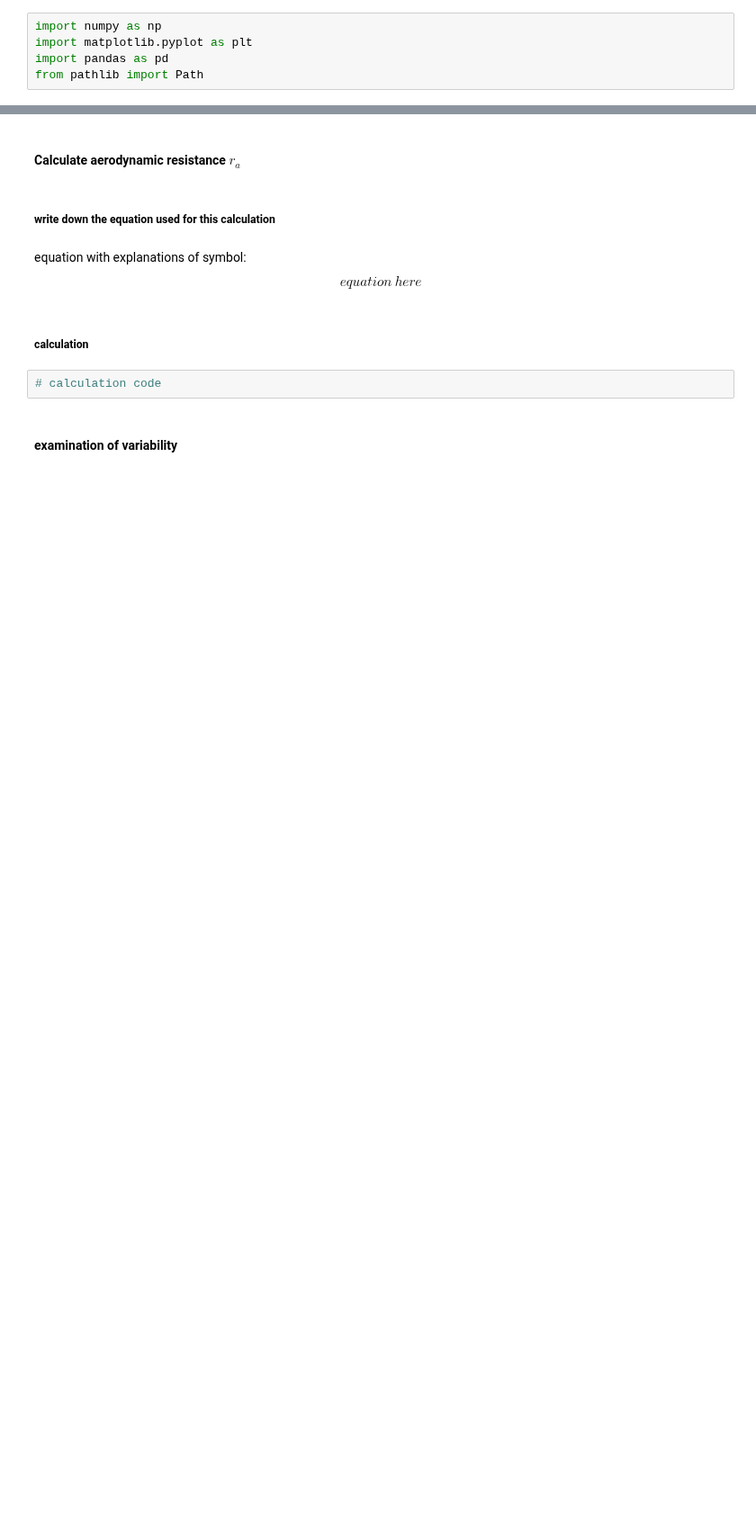
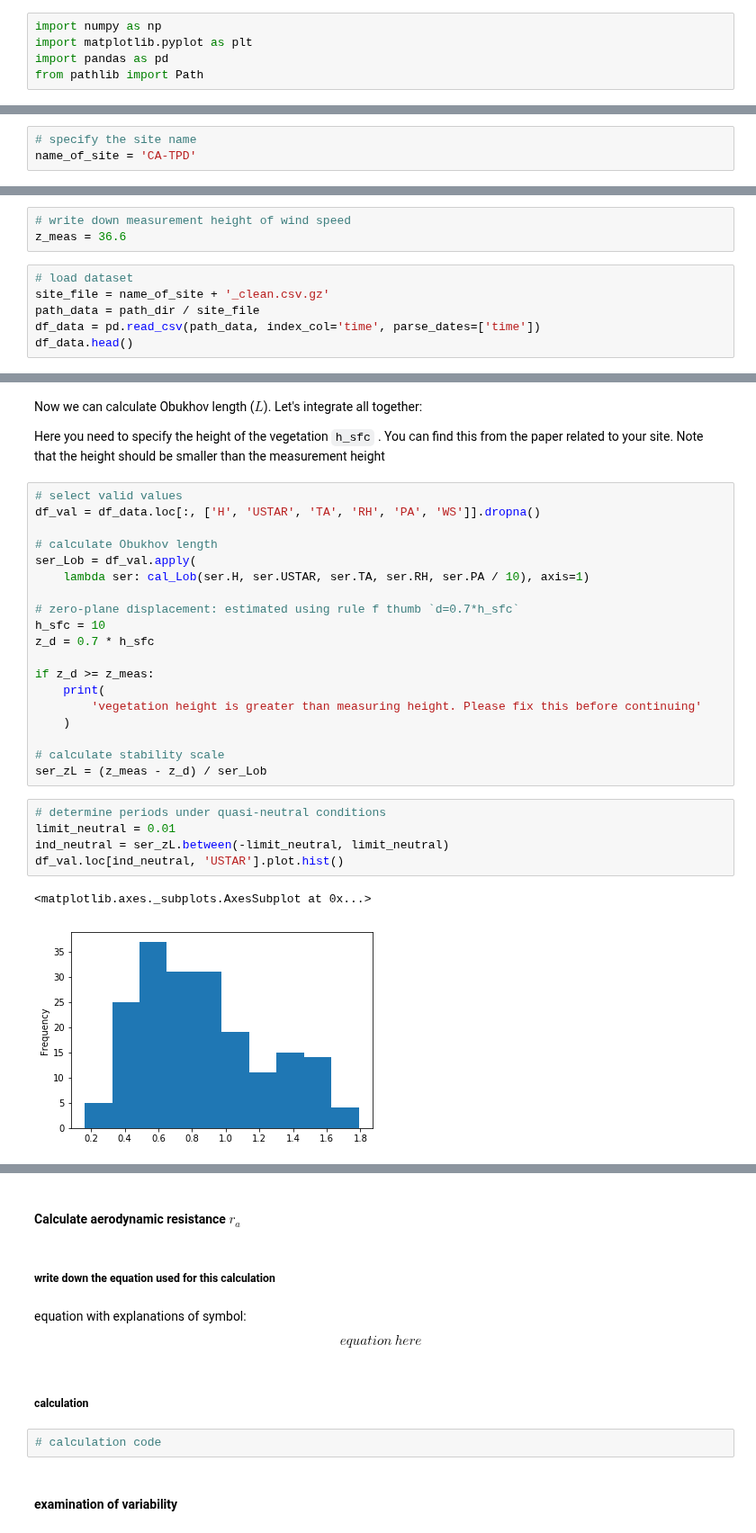
Before and after one commit to BLM-UoR/BLM, a Jupyter notebook: docs/tasks/task3.ipynb, the cells around one changed output, grey strips where cells are left out. Shown at 90% size. Cells and saved outputs as stored; diff of their text form; blank space fills up the shorter version.

```diff
--- a/docs/tasks/task3.ipynb
+++ b/docs/tasks/task3.ipynb
@@ -35,0 +42,3 @@ from pathlib import Path
+# %%
+# specify the site name
+name_of_site = 'CA-TPD'
@@ -35,0 +73,9 @@ from pathlib import Path
+# %%
+# write down measurement height of wind speed
+z_meas = 36.6
+# %%
+# load dataset
+site_file = name_of_site + '_clean.csv.gz'
+path_data = path_dir / site_file
+df_data = pd.read_csv(path_data, index_col='time', parse_dates=['time'])
+df_data.head()
@@ -36 +137,32 @@ from pathlib import Path
+# %% [markdown]
+Now we can calculate Obukhov length ($L$). Let's integrate all together:
+
+Here you need to specify the height of the vegetation `h_sfc` . You can find this from the paper related to your site. Note that the height should be smaller than the measurement height
+# %%
+# select valid values
+df_val = df_data.loc[:, ['H', 'USTAR', 'TA', 'RH', 'PA', 'WS']].dropna()
+
+# calculate Obukhov length
+ser_Lob = df_val.apply(
+    lambda ser: cal_Lob(ser.H, ser.USTAR, ser.TA, ser.RH, ser.PA / 10), axis=1)
+
+# zero-plane displacement: estimated using rule f thumb `d=0.7*h_sfc`
+h_sfc = 10
+z_d = 0.7 * h_sfc
+
+if z_d >= z_meas:
+    print(
+        'vegetation height is greater than measuring height. Please fix this before continuing'
+    )
+
+# calculate stability scale
+ser_zL = (z_meas - z_d) / ser_Lob
+# %%
+# determine periods under quasi-neutral conditions
+limit_neutral = 0.01
+ind_neutral = ser_zL.between(-limit_neutral, limit_neutral)
+df_val.loc[ind_neutral, 'USTAR'].plot.hist()
+# %% [output]
+<matplotlib.axes._subplots.AxesSubplot at 0x...>
+[figure, added]
 # %% [markdown]
```
Also changed, not shown: parts of 36 cells of this notebook, 3 other files.
